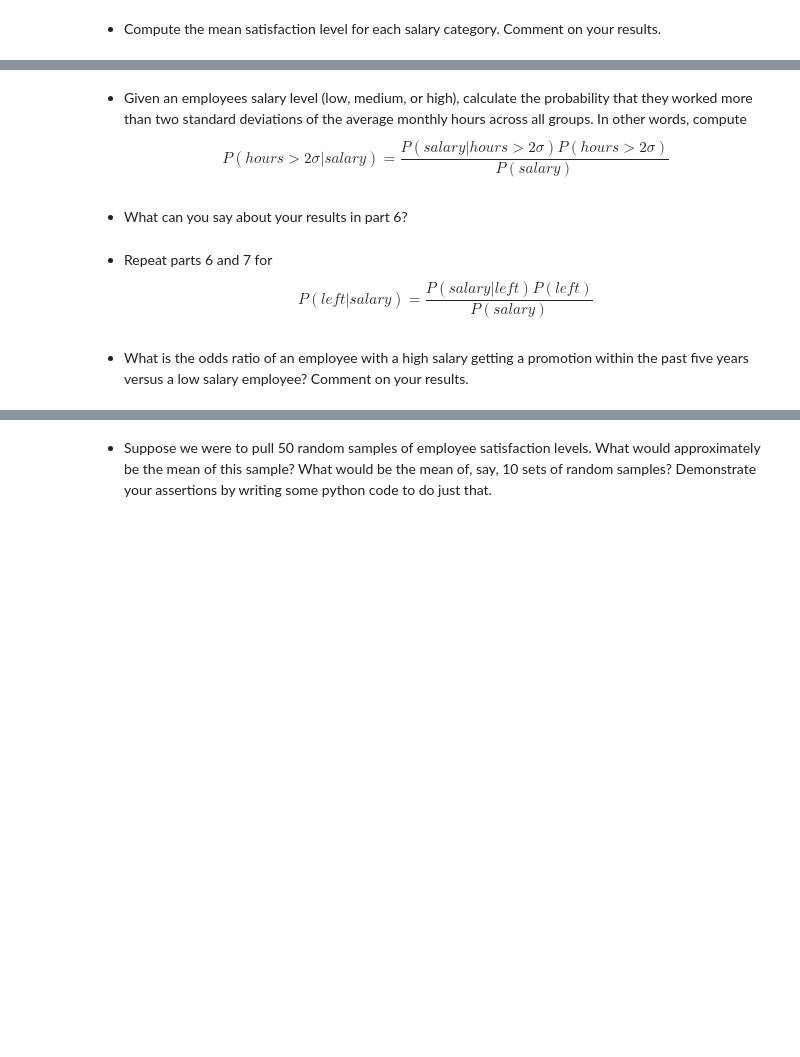
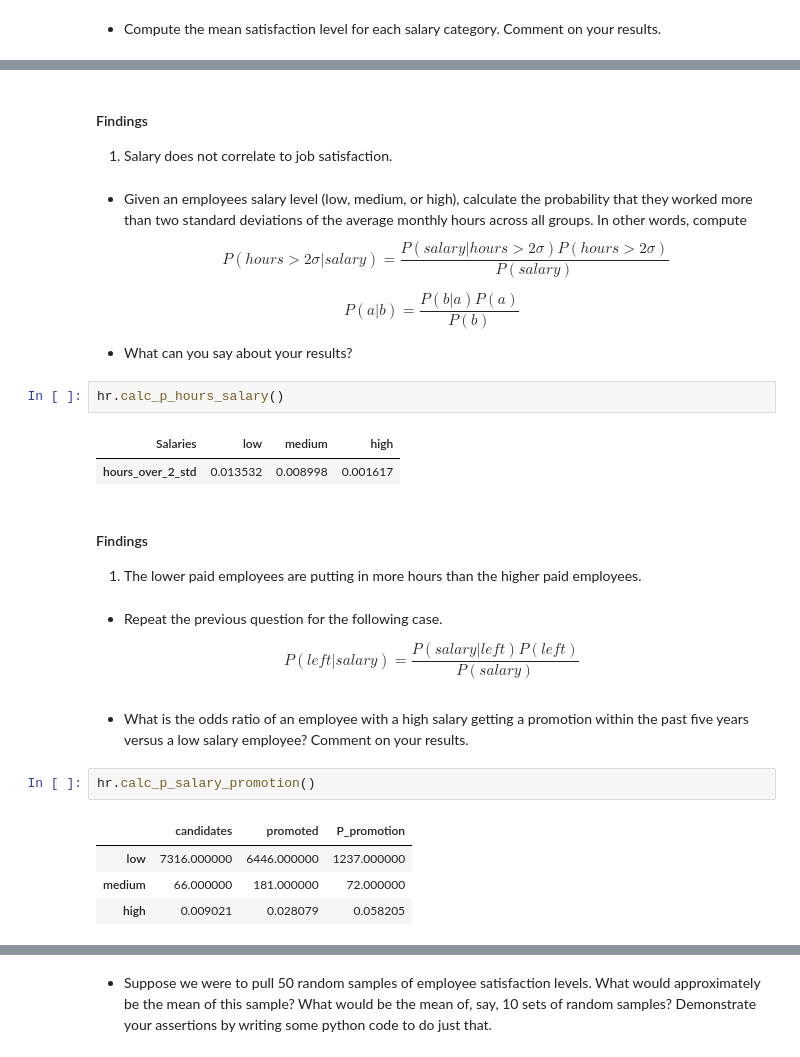
Before and after one commit to TimothyHelton/k2datascience, a Jupyter notebook: notebooks/HR_Exercise.ipynb, the cells around one changed output, grey strips where cells are left out. Cells and saved outputs as stored; diff of their text form; blank space fills up the shorter version.

```diff
--- a/notebooks/HR_Exercise.ipynb
+++ b/notebooks/HR_Exercise.ipynb
@@ -108,10 +134,31 @@ hr.compare_satisfaction()
+# %% [markdown]
+#### Findings
+1. Salary does not correlate to job satisfaction.
 # %% [markdown]
 - Given an employees salary level (low, medium, or high), calculate the probability that they worked more than two standard deviations of the average monthly hours across all groups.  In other words, compute
 $$P(hours > 2\sigma \vert salary ) = \dfrac{P(salary \vert hours > 2\sigma) P(hours > 2\sigma)}{P(salary)}$$
+
+$$ P(a \vert b) = \frac{P(b \vert a) P(a)}{P(b)} $$
+
+- What can you say about your results?
-# %% [markdown]
-- What can you say about your results in part 6?
+# %%
+hr.calc_p_hours_salary()
+# %% [output]
+| Salaries | low | medium | high |
+| hours_over_2_std | 0.013532 | 0.008998 | 0.001617 |
+# %% [markdown]
+#### Findings
+1. The lower paid employees are putting in more hours than the higher paid employees.
 # %% [markdown]
-- Repeat parts 6 and 7 for
+- Repeat the previous question for the following case.
+
 $$P(left \vert salary ) = \dfrac{P(salary \vert left) P(left)}{P(salary)}$$
 # %% [markdown]
 - What is the odds ratio of an employee with a high salary getting a promotion within the past five years versus a low salary employee?  Comment on your results.
+# %%
+hr.calc_p_salary_promotion()
+# %% [output]
+|  | candidates | promoted | P_promotion |
+| low | 7316.000000 | 6446.000000 | 1237.000000 |
+| medium | 66.000000 | 181.000000 | 72.000000 |
+| high | 0.009021 | 0.028079 | 0.058205 |
```
Also changed, not shown: parts of 8 cells of this notebook, 1 other file.
